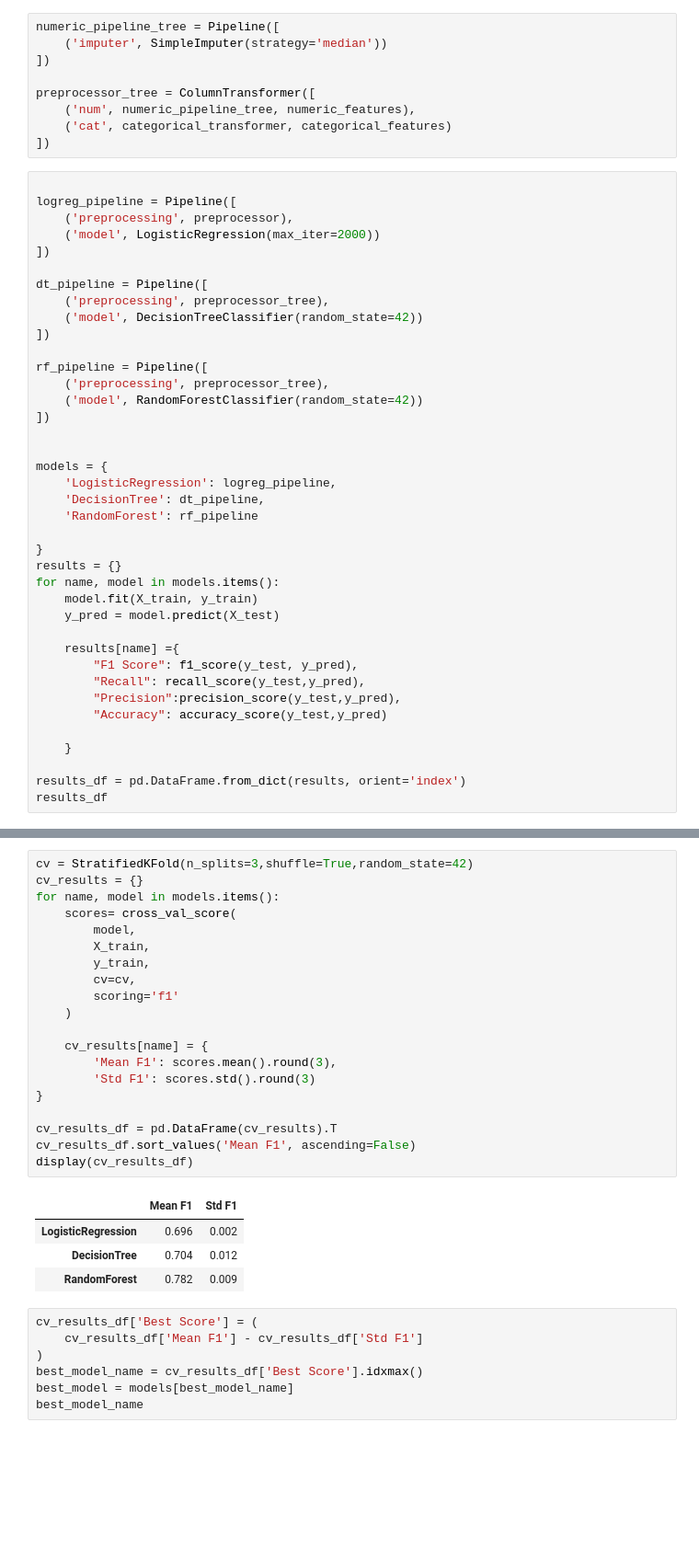
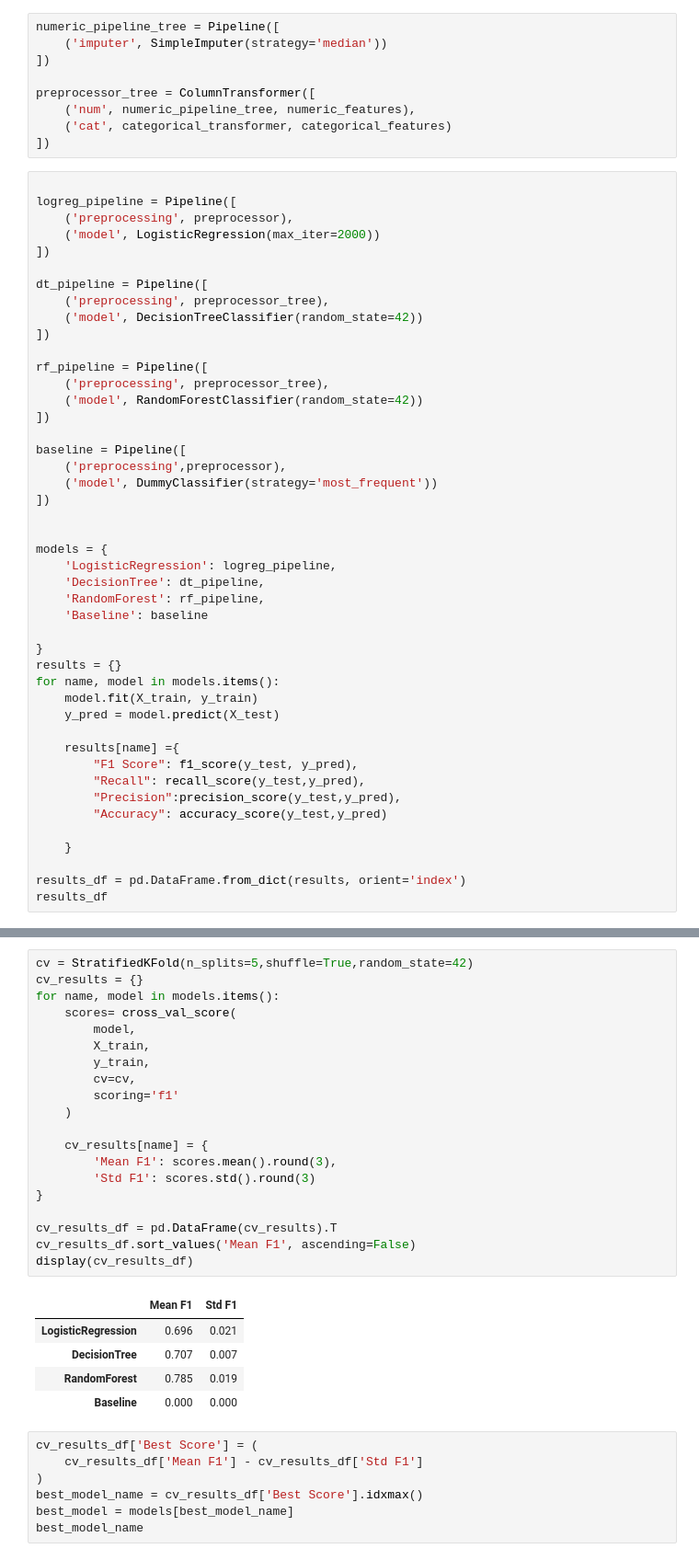
Before and after one commit to janekrajt-tech/ML_Uppgift_Jan_Rajt, a Jupyter notebook: ML_Uppgift1_Jan_Rajt.ipynb, the cells around one changed output, grey strips where cells are left out. Shown at 92% size. Drawn from its saved outputs; the diff is of its cells as text; blank space fills up the shorter version.

```diff
--- a/ML_Uppgift1_Jan_Rajt.ipynb
+++ b/ML_Uppgift1_Jan_Rajt.ipynb
@@ -223,11 +225,17 @@ rf_pipeline = Pipeline([
     ('model', RandomForestClassifier(random_state=42))
 ])
 
+baseline = Pipeline([
+    ('preprocessing',preprocessor),
+    ('model', DummyClassifier(strategy='most_frequent'))
+])
+
 
 models = {
     'LogisticRegression': logreg_pipeline,
     'DecisionTree': dt_pipeline,
-    'RandomForest': rf_pipeline
+    'RandomForest': rf_pipeline,
+    'Baseline': baseline
 
 }
 results = {}
@@ -253,28 +262,29 @@ results_df
 # %%
-cv = StratifiedKFold(n_splits=3,shuffle=True,random_state=42)
+cv = StratifiedKFold(n_splits=5,shuffle=True,random_state=42)
 cv_results = {}
 for name, model in models.items():
     scores= cross_val_score(
         model,
         X_train,
         y_train,
         cv=cv,
         scoring='f1'
     )
 
     cv_results[name] = {
         'Mean F1': scores.mean().round(3),
         'Std F1': scores.std().round(3)
 }
 
 cv_results_df = pd.DataFrame(cv_results).T
 cv_results_df.sort_values('Mean F1', ascending=False)
 display(cv_results_df)
 # %% [output]
 |  | Mean F1 | Std F1 |
-| LogisticRegression | 0.696 | 0.002 |
-| DecisionTree | 0.704 | 0.012 |
-| RandomForest | 0.782 | 0.009 |
+| LogisticRegression | 0.696 | 0.021 |
+| DecisionTree | 0.707 | 0.007 |
+| RandomForest | 0.785 | 0.019 |
+| Baseline | 0.000 | 0.000 |
 # %%
 cv_results_df['Best Score'] = (
     cv_results_df['Mean F1'] - cv_results_df['Std F1']
```
Also changed, not shown: parts of 20 cells of this notebook.
